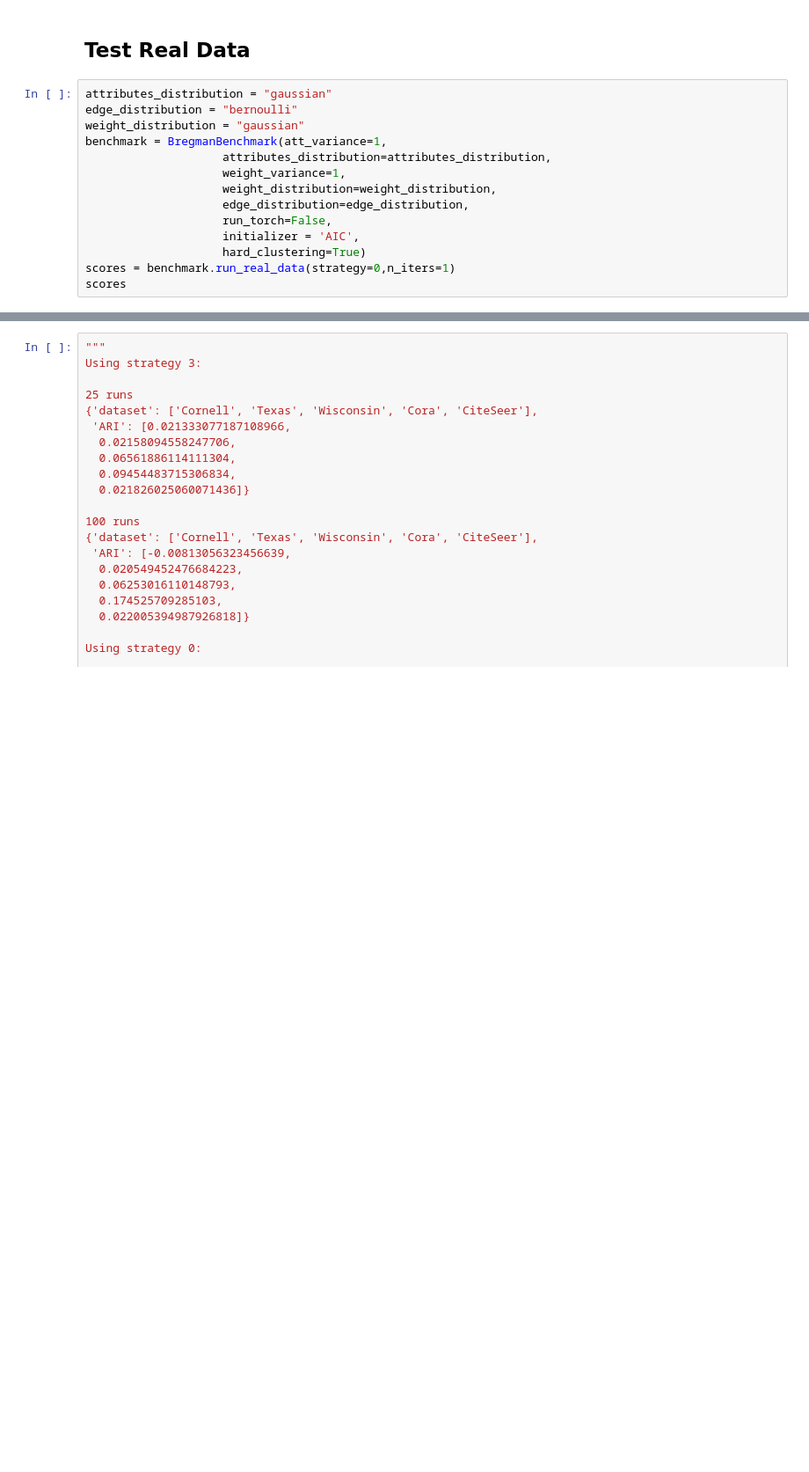
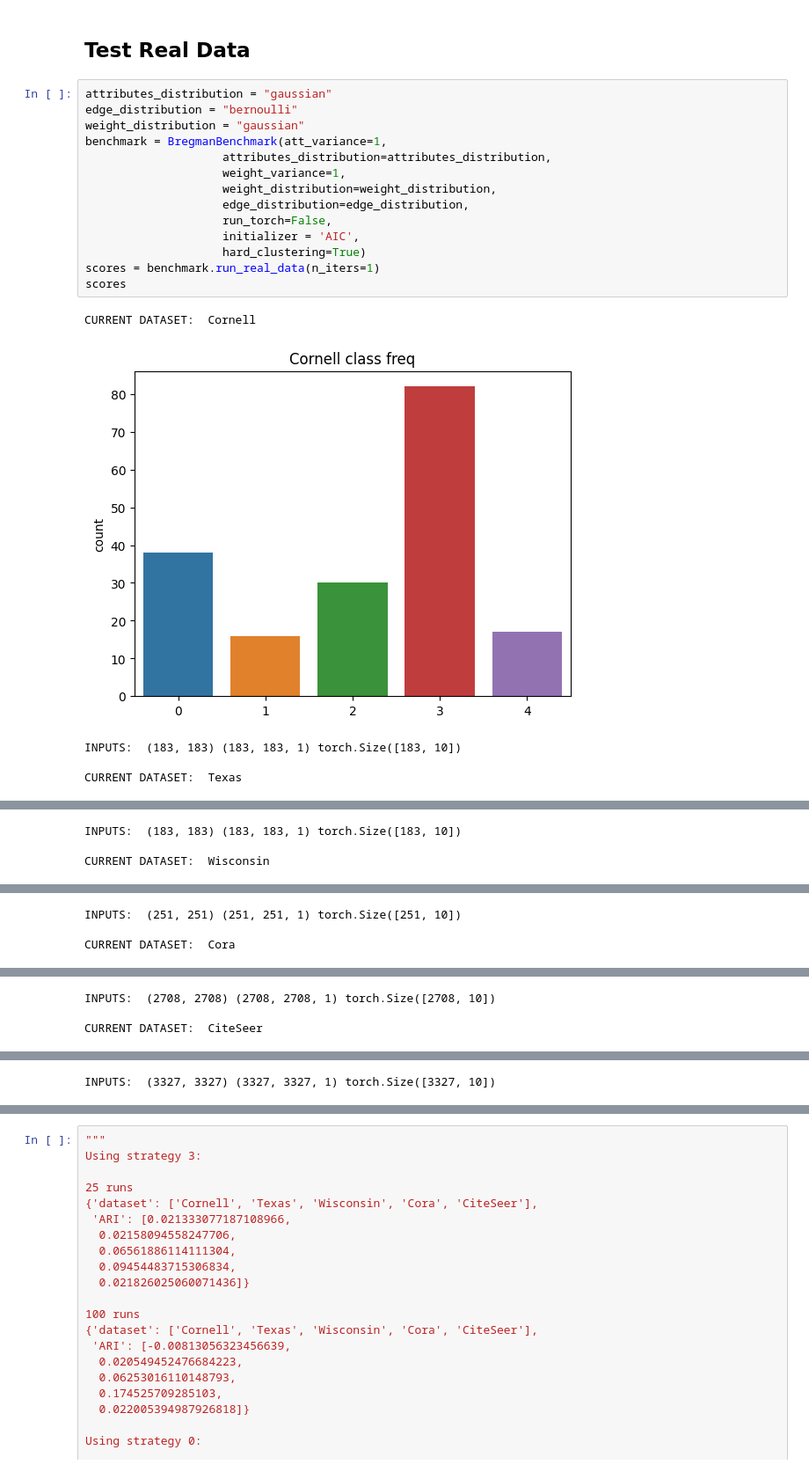
Before and after one commit to FelipeSchreiber/BregmanClustering, a Jupyter notebook: BregmanTests/BregmanBenchmarking.ipynb, the cells around one changed output, grey strips where cells are left out. Shown: that part at 88% size. Cells and saved outputs as stored; diff of their text form; blank space fills up the shorter version.

Commit message:
update benchmark

```diff
--- a/BregmanTests/BregmanBenchmarking.ipynb
+++ b/BregmanTests/BregmanBenchmarking.ipynb
@@ -233,14 +233,20 @@ df = pd.DataFrame.from_dict(test_2_5)
 # %%
 attributes_distribution = "gaussian"
 edge_distribution = "bernoulli"
 weight_distribution = "gaussian"
 benchmark = BregmanBenchmark(att_variance=1,
                     attributes_distribution=attributes_distribution,
                     weight_variance=1,
                     weight_distribution=weight_distribution,
                     edge_distribution=edge_distribution,
                     run_torch=False,
                     initializer = 'AIC',
                     hard_clustering=True)
-scores = benchmark.run_real_data(strategy=0,n_iters=1)
+scores = benchmark.run_real_data(n_iters=1)
 scores
+# %% [output]
+CURRENT DATASET:  Cornell
+[figure, added]
+INPUTS:  (183, 183) (183, 183, 1) torch.Size([183, 10])
+
+CURRENT DATASET:  Texas
@@ -246,0 +254,3 @@ scores
+INPUTS:  (183, 183) (183, 183, 1) torch.Size([183, 10])
+
+CURRENT DATASET:  Wisconsin
@@ -246,0 +258,3 @@ scores
+INPUTS:  (251, 251) (251, 251, 1) torch.Size([251, 10])
+
+CURRENT DATASET:  Cora
@@ -246,0 +262,3 @@ scores
+INPUTS:  (2708, 2708) (2708, 2708, 1) torch.Size([2708, 10])
+
+CURRENT DATASET:  CiteSeer
@@ -246,0 +266 @@ scores
+INPUTS:  (3327, 3327) (3327, 3327, 1) torch.Size([3327, 10])
```
Also changed, not shown: parts of 3 cells of this notebook.
